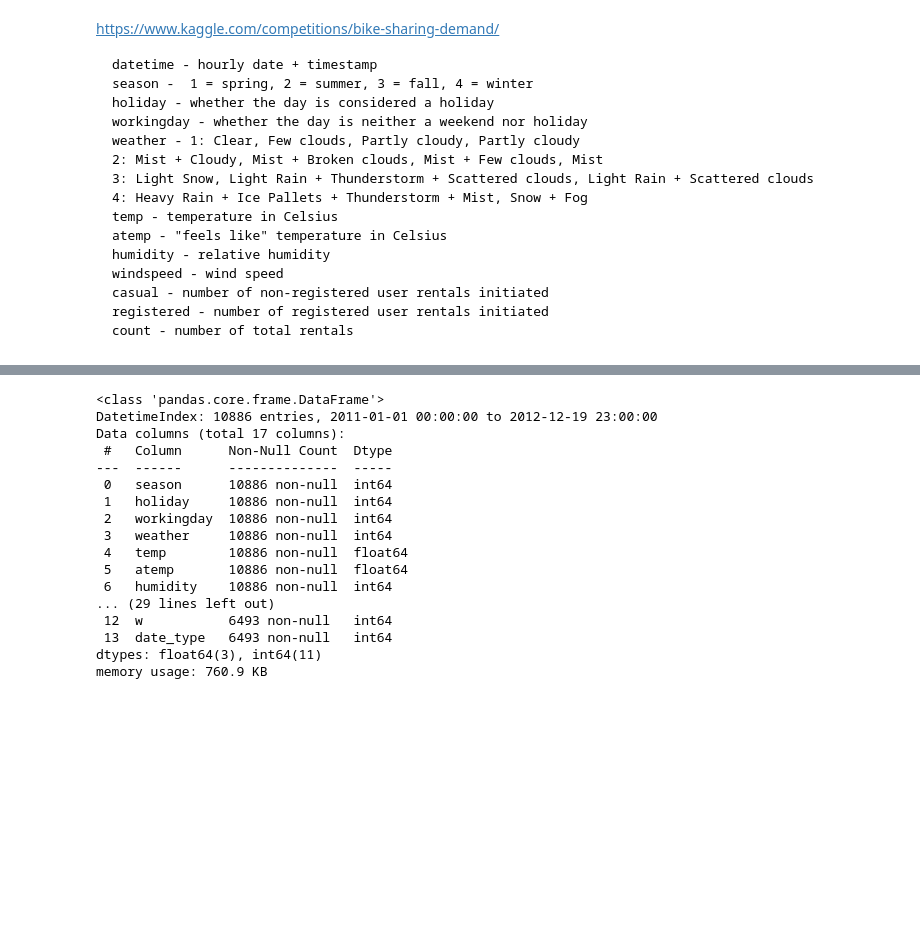
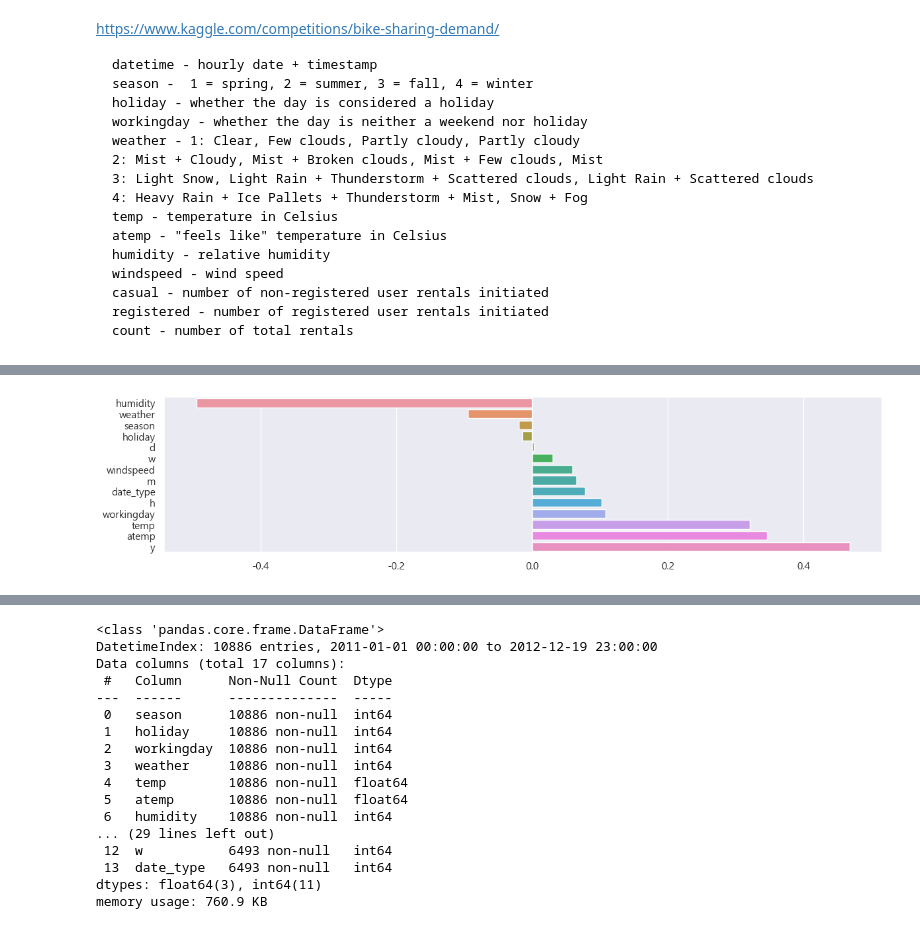
Before and after one commit to kkh1158/lecture, a Jupyter notebook: ML/bike/my_bike.ipynb, the cells around one changed output, grey strips where cells are left out. Drawn from its saved outputs; the diff is of its cells as text; code cells hidden in the pictures; blank space fills up the shorter version.

```diff
--- a/ML/bike/my_bike.ipynb
+++ b/ML/bike/my_bike.ipynb
@@ -42,0 +58,94 @@ workingday  holiday
+# %%
+def my_fit_score(df) :
+    model_list = [
+                   ("RIDGE"  , Ridge(alpha=1.0, random_state=0)),
+                   # ("LASSO"  , Lasso(alpha=1.0, random_state=0)),
+                   # ("DTR"    , DecisionTreeRegressor(random_state=0)),
+                   ("RF"     , RandomForestRegressor(random_state=0)),
+                   # ("LR"     , LinearRegression()                   ),
+                   # ("ABOOST" , AdaBoostRegressor(random_state=0)                  ),
+                   ("XGB"    , XGBRegressor(random_state=0)                       ),
+                   ("LGBM"   , LGBMRegressor(random_state=0)                      ),
+                   # ("VR-XGB-LGBM"    , VotingRegressor([("XGB", XGBRegressor(random_state=0)), ("LGBM", LGBMRegressor(random_state=0))]) ) ,
+                   # ("VR-RF-LGBM"    , VotingRegressor([("DTR", RandomForestRegressor(random_state=0)), ("LGBM", LGBMRegressor(random_state=0))]) )
+                 ]
+
+    #---------(타켓피쳐:로그스케일링) -----------
+    # y_c = df['casual']
+    # y_r = df['registered']
+    y_c = np.log1p( df['casual'] )
+    y_r = np.log1p( df['registered'] )
+    # print(y_c[:5], y_r[:5])
+
+    X = df.drop(['regcount','casual','registered'], axis=1)
+
+    #------------------------------------------------
+    # 연속형 피쳐 스케일링
+    # 'temp', 'atemp','humidity', 'windspeed'
+    #------------------------------------------------
+    X['temp']      = np.log1p( X['temp'] )
+    X['atemp']     = np.log1p( X['atemp'] )
+    X['humidity']  = np.log1p( X['humidity'] )
+    X['windspeed'] = np.log1p( X['windspeed'] )
+
+    #------------------------------------------------
+    # 이산형 피쳐 원핫인코딩
+    # 'weather', 'season', 'y', 'm', 'h', 'w',
+    #------------------------------------------------
+
+
+    for tpl in model_list :
+        print( tpl[0] )
+
+        model = tpl[1]
+        X_train, X_test, y_train, y_r_test = train_test_split(X, y_r, random_state=0, test_size=0.2)
+        model.fit(X_train, y_train)
+
+        plt.figure(figsize=(14,14))
+        if tpl[0]=="RIDGE":
+            plt.subplot(4,1,1)
+            s = pd.Series(model.coef_, index=model.feature_names_in_, name='RIDGE').sort_values()
+            sns.barplot(x=s.values, y=s.index)
+            plt.show()
+            # print(model.feature_names_in_, model.coef_)
+        elif tpl[0]=="RF":
+            plt.subplot(4,1,2)
+            s = pd.Series(model.feature_importances_, index=model.feature_names_in_, name='RF').sort_values()
+            sns.barplot(x=s.values, y=s.index)
+            plt.show()
+        elif tpl[0]=="XGB":
+            plt.subplot(4,1,3)
+            s = pd.Series(model.get_booster().get_score(importance_type='weight'), index=model.feature_names_in_, name='XGB').sort_values()
+            sns.barplot(x=s.values, y=s.index)
+            plt.show()
+            # print(model.feature_names_in_, model.feature_importances_)
+        elif tpl[0]=="LGBM":
+            plt.subplot(4,1,4)
+            s = pd.Series(model.feature_importances_, index=X_train.columns, name='LGBM').sort_values()
+            sns.barplot(x=s.values, y=s.index)
+            plt.show()
+        else:
+            print('이도저도아님')
+
+        y_r_pred = model.predict(X_test)
+
+        model = tpl[1]
+        X_train, X_test, y_train, y_c_test = train_test_split(X, y_c, random_state=0, test_size=0.2)
+        model.fit(X_train, y_train)
+        y_c_pred = model.predict(X_test)
+
+        #---------(타켓피쳐:로그스케일링) 복원-----------
+        y_pred_comb = np.expm1(y_r_pred)+np.expm1(y_c_pred)
+        y_real_comb = np.expm1(y_r_test)+np.expm1(y_c_test)
+        y_pred_comb[y_pred_comb < 0] = 0
+
+        # print("yrtest", y_r_test[:5])
+        # print("yctest", y_c_test[:5])
+        # print("ypred", y_pred_comb[:5])
+        msle_score = mean_squared_log_error(y_real_comb, y_pred_comb)
+
+        print("RMSLE: ", np.sqrt(msle_score))
+        print("-"*30)
+
+my_fit_score(train)
+# %% [output]
@@ -42,0 +153 @@ workingday  holiday
+[figure, added]
```
Also changed, not shown: parts of 16 cells of this notebook, 3 other files.
